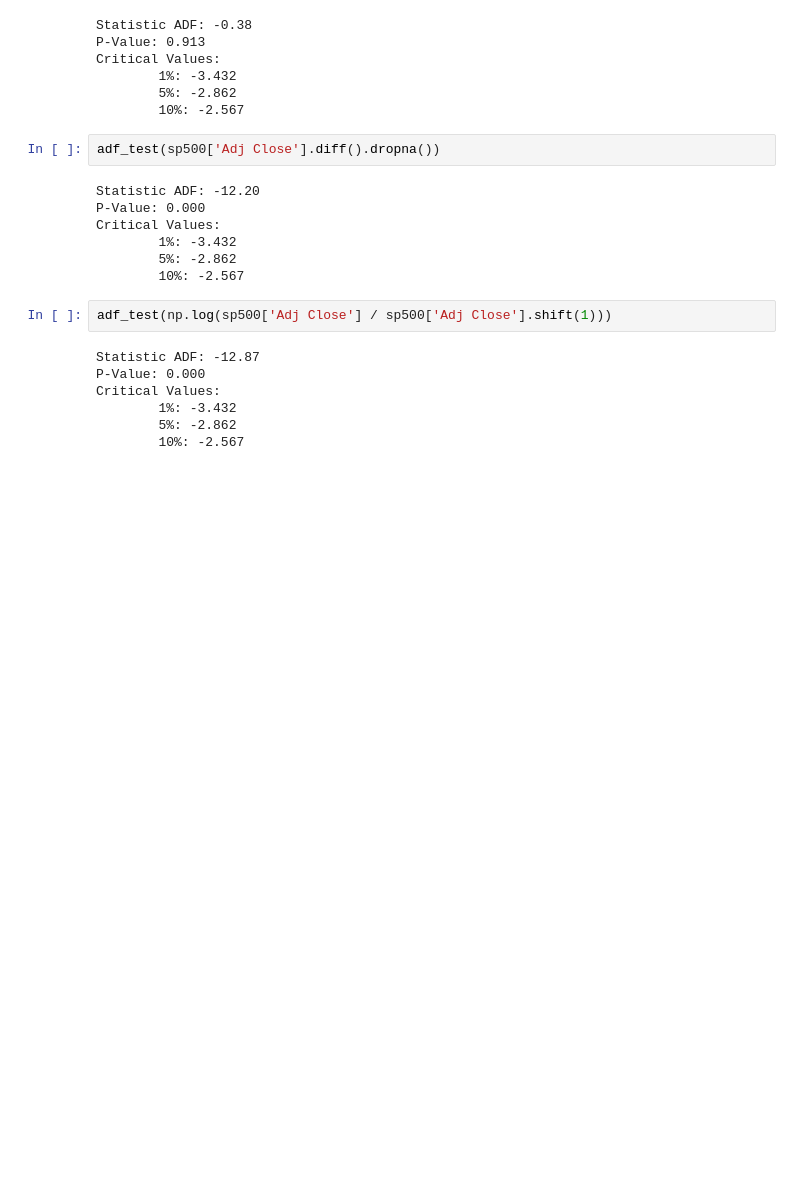
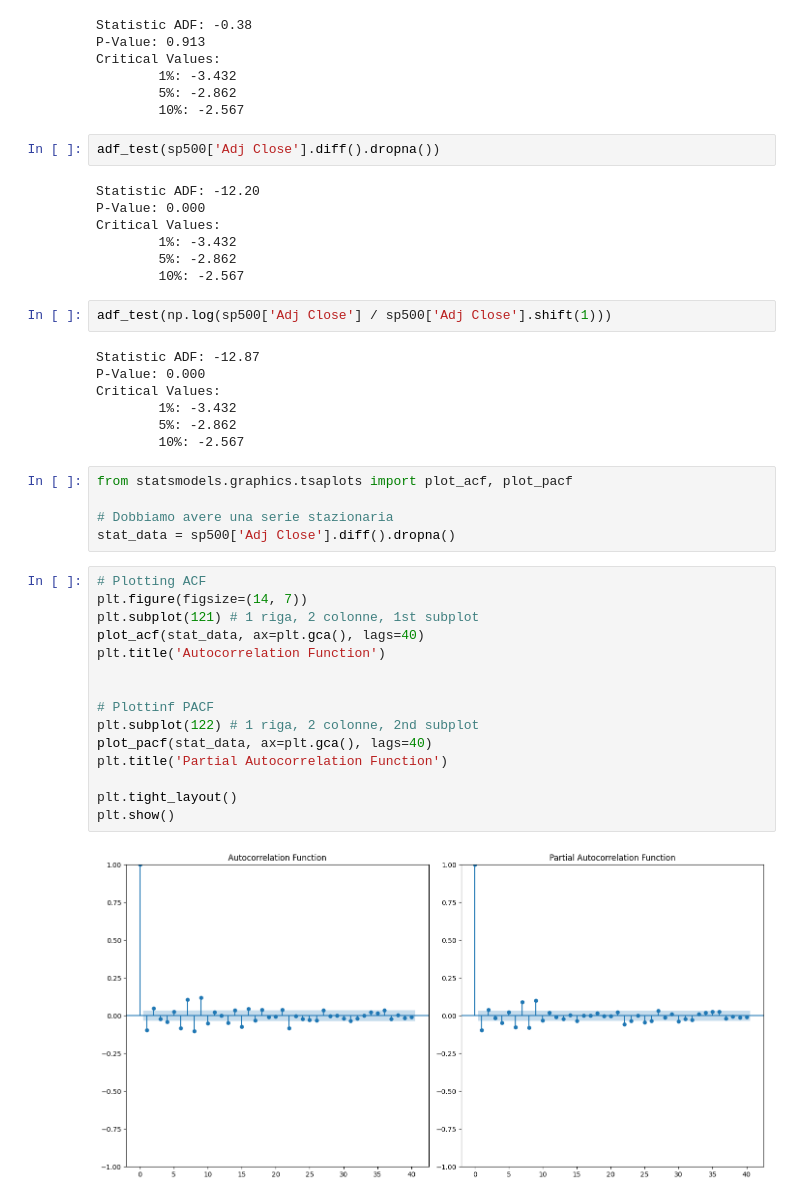
Before and after one commit to MGj97/Quantitative_finance_projects, a Jupyter notebook: Econometrics/ARIMA_SP500.ipynb, the cells around one changed output. Saved outputs shown, nothing was run; the diff lists cells and outputs as text; blank space fills up the shorter version.

```diff
--- a/Econometrics/ARIMA_SP500.ipynb
+++ b/Econometrics/ARIMA_SP500.ipynb
@@ -130,3 +130,25 @@ Critical Values:
         1%: -3.432
         5%: -2.862
         10%: -2.567
+# %%
+from statsmodels.graphics.tsaplots import plot_acf, plot_pacf
+
+# Dobbiamo avere una serie stazionaria
+stat_data = sp500['Adj Close'].diff().dropna()
+# %%
+# Plotting ACF
+plt.figure(figsize=(14, 7))
+plt.subplot(121) # 1 riga, 2 colonne, 1st subplot
+plot_acf(stat_data, ax=plt.gca(), lags=40)
+plt.title('Autocorrelation Function')
+
+
+# Plottinf PACF
+plt.subplot(122) # 1 riga, 2 colonne, 2nd subplot
+plot_pacf(stat_data, ax=plt.gca(), lags=40)
+plt.title('Partial Autocorrelation Function')
+
+plt.tight_layout()
+plt.show()
+# %% [output]
+[figure, added]
```
